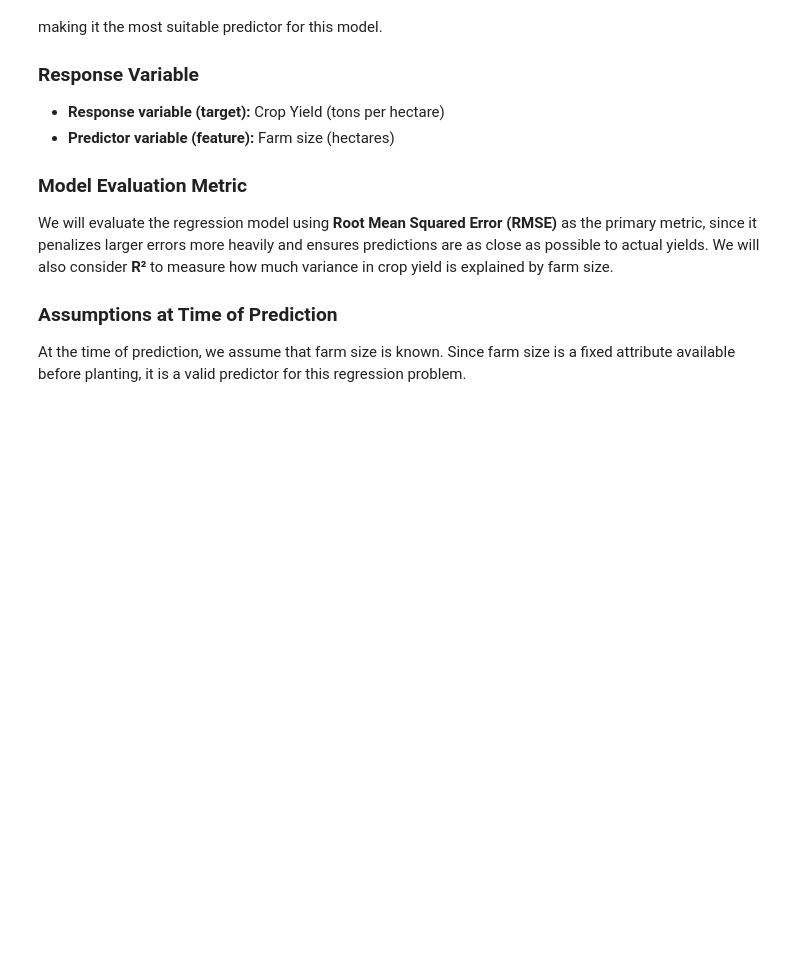
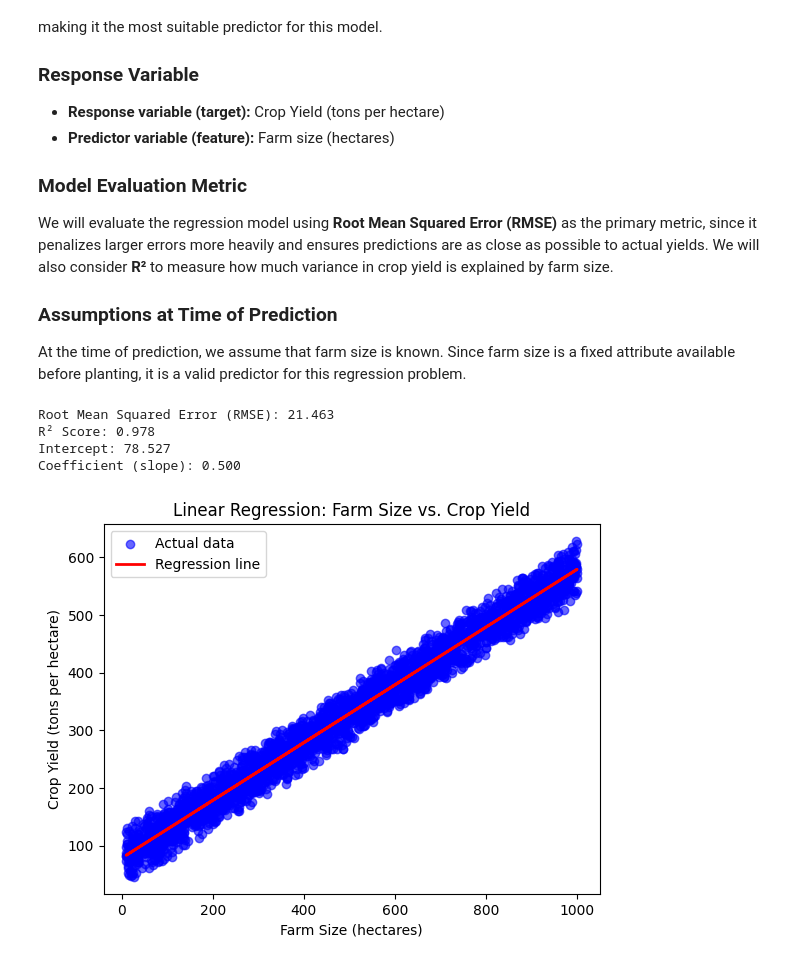
Before and after one commit to jakewalkup08/CropYieldPrediction, a Jupyter notebook: main.ipynb, the cells around one changed output. Cells and saved outputs as stored; diff of their text form; code cells hidden in the pictures; blank space fills up the shorter version.

Commit message:
Added Linear Regression Model & Conclusion

```diff
--- a/main.ipynb
+++ b/main.ipynb
@@ -372,3 +350,61 @@ We will evaluate the regression model using **Root Mean Squared Error (RMSE)** a
 
 ### Assumptions at Time of Prediction
 At the time of prediction, we assume that farm size is known. Since farm size is a fixed attribute available before planting, it is a valid predictor for this regression problem.
+# %%
+import numpy as np
+from sklearn.model_selection import train_test_split
+from sklearn.linear_model import LinearRegression
+from sklearn.metrics import mean_squared_error, r2_score
+import matplotlib.pyplot as plt
+
+# -----------------------------
+# Step 1: Define predictor and target
+# -----------------------------
+X = df[["farm_size_hectares"]]   # predictor (must be 2D)
+y = df["crop_yield"]             # target
+
+# -----------------------------
+# Step 2: Train-test split
+# -----------------------------
+X_train, X_test, y_train, y_test = train_test_split(
+    X, y, test_size=0.2, random_state=42
+)
+
+# -----------------------------
+# Step 3: Fit Linear Regression model
+# -----------------------------
+model = LinearRegression()
+model.fit(X_train, y_train)
+
+# -----------------------------
+# Step 4: Predictions
+# -----------------------------
+y_pred = model.predict(X_test)
+
+# -----------------------------
+# Step 5: Evaluation
+# -----------------------------
+rmse = np.sqrt(mean_squared_error(y_test, y_pred))
+r2 = r2_score(y_test, y_pred)
+
+print(f"Root Mean Squared Error (RMSE): {rmse:.3f}")
+print(f"R² Score: {r2:.3f}")
+print(f"Intercept: {model.intercept_:.3f}")
+print(f"Coefficient (slope): {model.coef_[0]:.3f}")
+
+# -----------------------------
+# Step 6: Visualization
+# -----------------------------
+plt.scatter(X, y, color="blue", alpha=0.6, label="Actual data")
+plt.plot(X, model.predict(X), color="red", linewidth=2, label="Regression line")
+plt.xlabel("Farm Size (hectares)")
+plt.ylabel("Crop Yield (tons per hectare)")
+plt.title("Linear Regression: Farm Size vs. Crop Yield")
+plt.legend()
+plt.show()
+# %% [output]
+Root Mean Squared Error (RMSE): 21.463
+R² Score: 0.978
+Intercept: 78.527
+Coefficient (slope): 0.500
+[figure, added]
```
Also changed, not shown: parts of 3 cells of this notebook.
